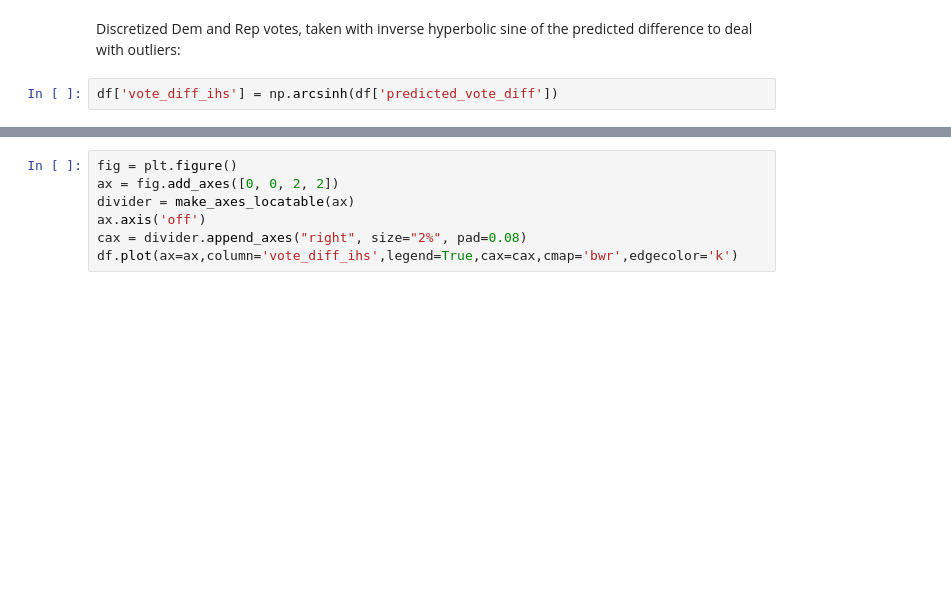
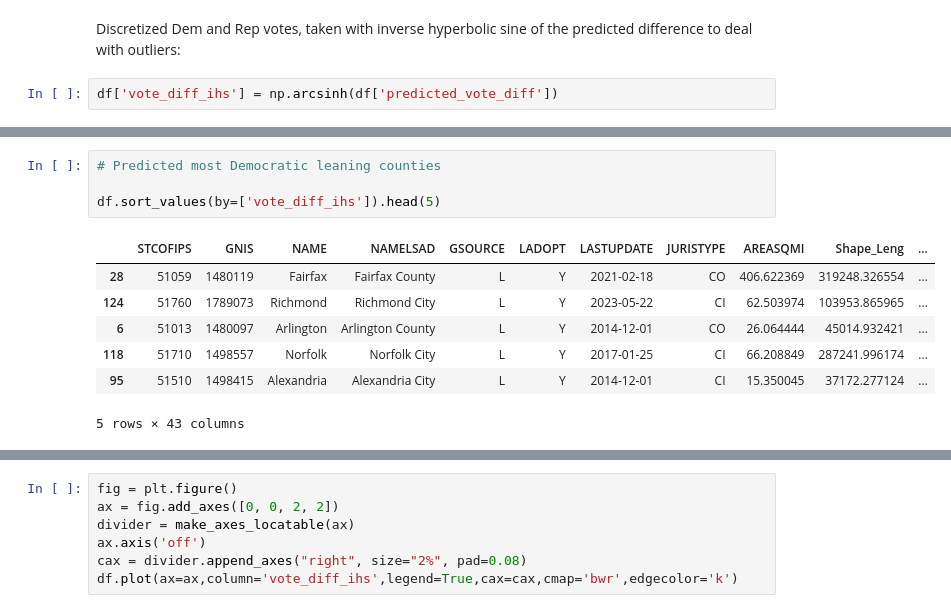
Before and after one commit to phipyao/ds3001-project_voting, a Jupyter notebook: project_voting.ipynb, the cells around one changed output, grey strips where cells are left out. Saved outputs shown, nothing was run; the diff lists cells and outputs as text; blank space fills up the shorter version.

```diff
--- a/project_voting.ipynb
+++ b/project_voting.ipynb
@@ -148,0 +149,12 @@ df[['NAME', 'vote_diff_ihs']].head()
+# %%
+# Predicted most Democratic leaning counties
+
+df.sort_values(by=['vote_diff_ihs']).head(5)
+# %% [output]
+|  | STCOFIPS | GNIS | NAME | NAMELSAD | GSOURCE | LADOPT | LASTUPDATE | JURISTYPE | AREASQMI | Shape_Leng | ... |
+| 28 | 51059 | 1480119 | Fairfax | Fairfax County | L | Y | 2021-02-18 | CO | 406.622369 | 319248.326554 | ... |
+| 124 | 51760 | 1789073 | Richmond | Richmond City | L | Y | 2023-05-22 | CI | 62.503974 | 103953.865965 | ... |
+| 6 | 51013 | 1480097 | Arlington | Arlington County | L | Y | 2014-12-01 | CO | 26.064444 | 45014.932421 | ... |
+| 118 | 51710 | 1498557 | Norfolk | Norfolk City | L | Y | 2017-01-25 | CI | 66.208849 | 287241.996174 | ... |
+| 95 | 51510 | 1498415 | Alexandria | Alexandria City | L | Y | 2014-12-01 | CI | 15.350045 | 37172.277124 | ... |
+5 rows × 43 columns
```
Also changed, not shown: parts of 6 cells of this notebook.
